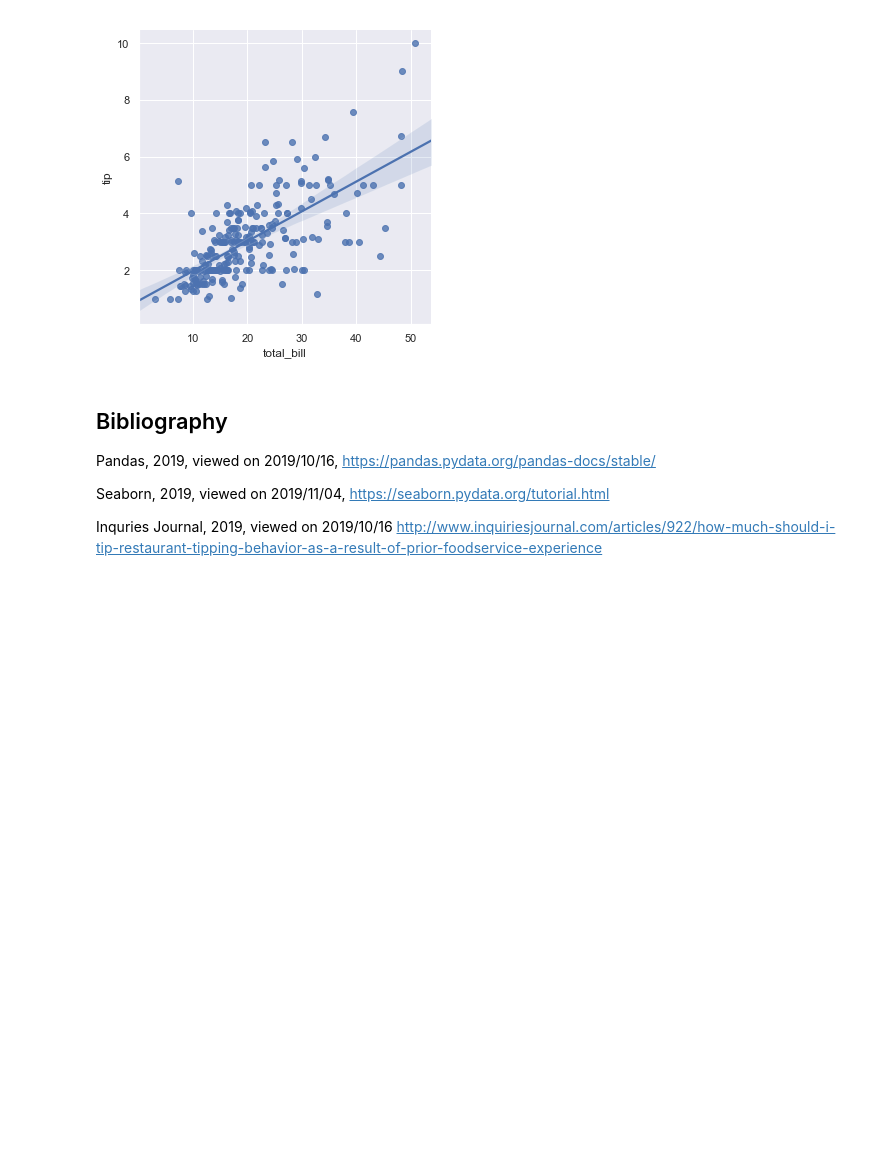
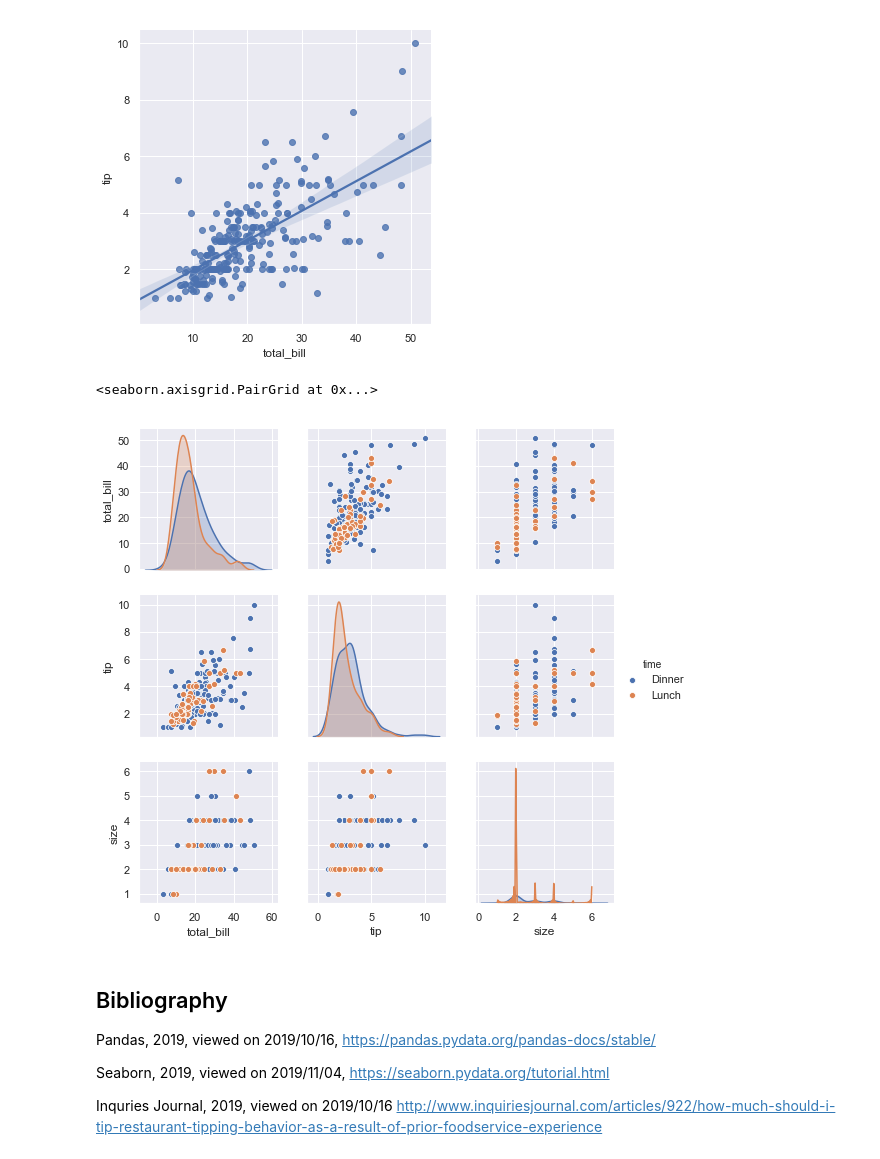
Before and after one commit to daithimarkham/Fund-Project-2019, a Jupyter notebook: The-Tips-Data-Set.ipynb, the cells around one changed output. Saved outputs shown, nothing was run; the diff lists cells and outputs as text; code cells hidden in the pictures; blank space fills up the shorter version.

```diff
--- a/The-Tips-Data-Set.ipynb
+++ b/The-Tips-Data-Set.ipynb
@@ -260,6 +390,16 @@ tips = sns.load_dataset("tips")
 sns.lmplot(x="total_bill", y="tip", data=tips);
 # %% [output]
 [figure]
+# %%
+# 9 plots, 3 cols, and 3 rows.
+# Right of plots is dinner time.
+# Histograms going from top left to bottom right.
+# The other 6 are scatterplots.
+# Can establish tip size between dinner times, if any.
+sns.pairplot(df, hue='time')
+# %% [output]
+<seaborn.axisgrid.PairGrid at 0x...>
+[figure, added]
 # %% [markdown]
 ## Bibliography
 Pandas, 2019, viewed on 2019/10/16, https://pandas.pydata.org/pandas-docs/stable/
```
Also changed, not shown: parts of 21 cells of this notebook.
